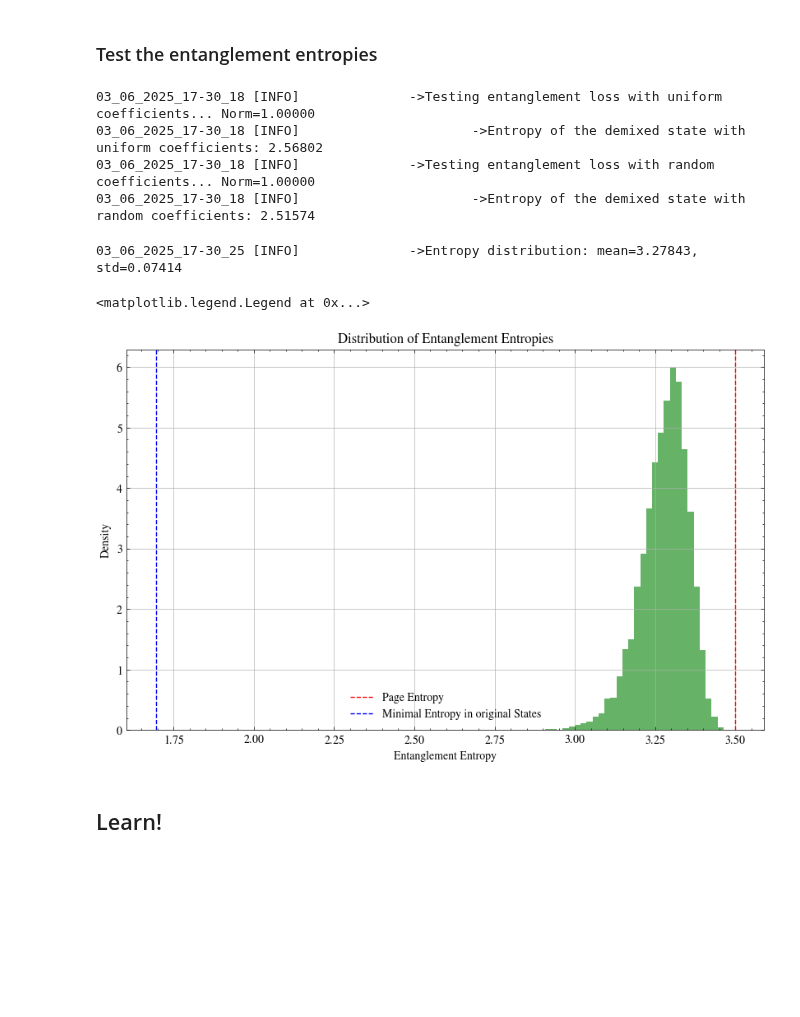
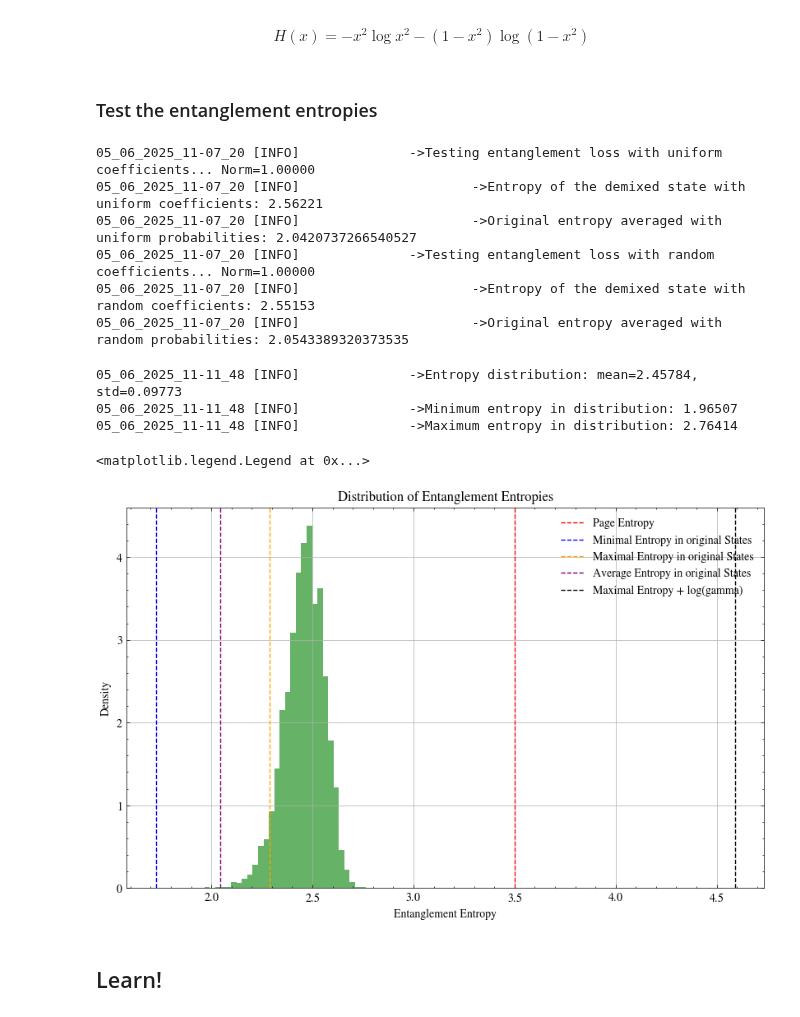
Before and after one commit to makskliczkowski/QuantumEigenSolver, a Jupyter notebook: Python/projects/2025/degenerate_entanglement/reinforced/reinforced.ipynb, the cells around one changed output. Drawn from its saved outputs; the diff is of its cells as text; code cells hidden in the pictures; blank space fills up the shorter version.

```diff
--- a/Python/projects/2025/degenerate_entanglement/reinforced/reinforced.ipynb
+++ b/Python/projects/2025/degenerate_entanglement/reinforced/reinforced.ipynb
@@ -10,6 +10,7 @@ for i in range(1, 5): # Check up to 4 levels up
     dir_up = os.path.abspath(os.path.join(script_dir, *(['..'] * i)))
     if dir_up not in sys.path:
         sys.path.append(dir_up)
+    sys.path.append(os.path.join(dir_up, "QES", "general_python"))
 
 # try to import the gymnasium package, this is used to create a custom environment for quantum vector optimization
 import gymnasium as gym
@@ -25,10 +26,14 @@ from flax.training.train_state import TrainState
 
 # common utilities for logging
 try:
+    from QES.general_python.algebra.utils import JAX_AVAILABLE
     from QES.general_python.common.flog import Logger, get_global_logger
     from QES.general_python.common.directories import Directories
     from QES.Algebra.hamil_quadratic import QuadraticSelection
-    from extractors import vn_entropy_jax, schmidt_jax
+    from QES.general_python.physics.entropy import vn_entropy
+    from QES.general_python.physics.entropy_jax import vn_entropy_jax
+    from QES.general_python.physics.density_matrix import rho_numba, rho_numba_mask, schmidt_numba
+    from QES.general_python.physics.density_matrix_jax import rho_jax, schmidt_jax
 except ImportError as e:
     print(f"Error importing custom modules (QES, extractors): {e}")
     print("Please ensure these modules are in the Python path and are JAX-compatible.")
@@ -69,0 +70,9 @@ AttributeError: 'MessageFactory' object has no attribute 'GetPrototype'
+# %%
+# Parameters for data selection
+gamma_select    = 10
+ns              = 12
+dim_a           = 2**(ns // 2)
+dim_b           = 2**(ns // 2)
+org_nh          = 2**ns
+logger.info(f"Using master seed: {master_seed}")
+logger.info(f"Gamma selection: {gamma_select}, ns: {ns}, dim_a: {dim_a}, dim_b: {dim_b}, org_nh: {org_nh}", color ="green")
@@ -170,12 +195,19 @@ logger.info(f"Minimal entropy found in original states: {minimal_entropy:.5f}",
+# %% [markdown]
+$$ H(x)=−x^2\log x^2−(1−x^2)\log(1−x^2) $$
 # %%
 def entanglement_loss_fn_for_env(coefficients: jnp.ndarray) -> jnp.ndarray:
     # coefficients: complex vector of shape (gamma_select,)
     # data_mix_jax: (org_nh, gamma_select), where each column is a basis state |psi_k_mix>
-    demixed_state               = jnp.tensordot(data_mix_jax, coefficients, axes=([1],[0])) # sum_k c_k * |psi_k_mix>
+    demixed_state               = data_mix_jax[:, 0] * coefficients[0]  # Start with the first state
+    for i in range(1, coefficients.shape[0]):
+        demixed_state          += data_mix_jax[:, i] * coefficients[i]  # Add contributions from all states
+    # Normalize the demixed state
     norm_demixed                = jnp.linalg.norm(demixed_state)
-    demixed_state_normalized    = demixed_state / (norm_demixed + 1e-8) # Ensure normalization for physical state
-    schmidt_values_demixed, _   = schmidt_jax(demixed_state_normalized, dim_a, dim_b, use_eig=False)
-    entropy_demixed             = vn_entropy_jax(schmidt_values_demixed**2)
+    demixed_state_normalized    = demixed_state / (norm_demixed)        # Ensure normalization for physical state
+
+    # Calculate the entanglement entropy of the demixed state
+    schmidt_values_demixed, _   = schmidt_jax(demixed_state_normalized, dim_a, dim_b, use_eig=False) # already returns schmidt values
+    entropy_demixed             = vn_entropy_jax(schmidt_values_demixed)
     return entropy_demixed
 
 entanglement_loss_calculator_jit = jax.jit(entanglement_loss_fn_for_env)
@@ -183,12 +215,14 @@ entanglement_loss_calculator_jit = jax.jit(entanglement_loss_fn_for_env)
 ### Test the entanglement entropies
 # %%
 #! Test the entanglement loss function with equal coefficients
+# coefficients_uniform    = jnp.array([1] + [0] * (gamma - 1))
 coefficients_uniform    = jnp.ones(data_mix_jax.shape[1])
 coefficients_uniform_n  = jnp.linalg.norm(coefficients_uniform)
 coefficients_uniform    = coefficients_uniform / coefficients_uniform_n
 logger.info(f"Testing entanglement loss with uniform coefficients... Norm={jnp.linalg.norm(coefficients_uniform):.5f}", lvl=2, color='green')
 entanglement_loss_test  = entanglement_loss_calculator_jit(coefficients_uniform)
 logger.info(f"Entropy of the demixed state with uniform coefficients: {entanglement_loss_test:.5f}", lvl=3, color='green')
+logger.info(f"Original entropy averaged with uniform probabilities: {np.dot(entropy_values['original'], coefficients_uniform**2)}", lvl=3, color='green')
 
 coefficients_random     = jax.random.uniform(key = key, shape=(data_mix_jax.shape[1],))
 coefficients_random_n   = jnp.linalg.norm(coefficients_random)
@@ -196,51 +230,60 @@ coefficients_random     = coefficients_random / coefficients_random_n
 logger.info(f"Testing entanglement loss with random coefficients... Norm={jnp.linalg.norm(coefficients_random):.5f}", lvl=2, color='red')
 entanglement_loss_test  = entanglement_loss_calculator_jit(coefficients_random)
 logger.info(f"Entropy of the demixed state with random coefficients: {entanglement_loss_test:.5f}", lvl=3, color='red')
+logger.info(f"Original entropy averaged with random probabilities: {np.dot(entropy_values['original'], coefficients_random**2)}", lvl=3, color='red')
 # %% [output]
-03_06_2025_17-30_18 [INFO]              ->Testing entanglement loss with uniform coefficients... Norm=1.00000
-03_06_2025_17-30_18 [INFO]                      ->Entropy of the demixed state with uniform coefficients: 2.56802
-03_06_2025_17-30_18 [INFO]              ->Testing entanglement loss with random coefficients... Norm=1.00000
-03_06_2025_17-30_18 [INFO]                      ->Entropy of the demixed state with random coefficients: 2.51574
+05_06_2025_11-07_20 [INFO]              ->Testing entanglement loss with uniform coefficients... Norm=1.00000
+05_06_2025_11-07_20 [INFO]                      ->Entropy of the demixed state with uniform coefficients: 2.56221
+05_06_2025_11-07_20 [INFO]                      ->Original entropy averaged with uniform probabilities: 2.0420737266540527
+05_06_2025_11-07_20 [INFO]              ->Testing entanglement loss with random coefficients... Norm=1.00000
+05_06_2025_11-07_20 [INFO]                      ->Entropy of the demixed state with random coefficients: 2.55153
+05_06_2025_11-07_20 [INFO]                      ->Original entropy averaged with random probabilities: 2.0543389320373535
 # %%
 # create the distribution of the entanglement entropies
-n_samples = 200
+n_samples = 500
 gamma     = data_mix_jax.shape[1]           # Number of coefficients (Gamma)
 docoeffs  = False
 if docoeffs:
     logger.info(f"Using {gamma} coefficients for entanglement entropy distribution calculation.", lvl=2, color='purple')
     entropies = np.zeros(n_samples)         # Array to store entanglement entropies
 else:
     entropies = np.zeros(gamma * n_samples) # Array to store entanglement entropies
 
 for i in range(n_samples):
     if docoeffs:
         coefficients    = np.random.normal(size=(gamma,)) + 1j * np.random.normal(size=(gamma,)) # Ensure complex coefficients
         coefficients_n  = np.linalg.norm(coefficients)
         coefficients    = coefficients / (coefficients_n + 1e-11)
         entropies[i]    = entanglement_loss_calculator_jit(coefficients)
     else:
         haar_unitary    = jnp.array(QuadraticSelection.haar_random_unitary(gamma=gamma))
         states          = data_mix_jax @ haar_unitary
         for j in range(gamma):
             schmidt, _                  = schmidt_jax(states[:, j], dim_a, dim_b, use_eig=False)
             entropies[i * gamma + j]    = vn_entropy_jax(schmidt)
-
 logger.info(f"Entropy distribution: mean={np.mean(entropies):.5f}, std={np.std(entropies):.5f}", lvl=2, color='purple')
+logger.info(f"Minimum entropy in distribution: {np.min(entropies):.5f}", lvl=2, color='blue')
+logger.info(f"Maximum entropy in distribution: {np.max(entropies):.5f}", lvl=2, color='red')
 
 import matplotlib.pyplot as plt
 plt.figure(figsize=(10, 6))
 plt.hist(entropies, bins=30, density=True, alpha=0.6, color='g')
 plt.xlabel('Entanglement Entropy')
 plt.ylabel('Density')
 plt.title('Distribution of Entanglement Entropies')
 plt.grid()
-plt.axvline(x = np.log(2) * ns // 2 - 0.5, color='r', linestyle='--', label='Page Entropy')
-plt.axvline(x = minimal_entropy, color='b', linestyle='--', label='Minimal Entropy in original States')
+plt.axvline(x = np.log(2) * ns // 2 - 0.5, color='r',       linestyle='--', label='Page Entropy')
+plt.axvline(x = entropy_values['minimum'], color='b',       linestyle='--', label='Minimal Entropy in original States')
+plt.axvline(x = entropy_values['maximum'], color='orange',  linestyle='--', label='Maximal Entropy in original States')
+plt.axvline(x = entropy_values['average'], color='purple',  linestyle='--', label='Average Entropy in original States')
+plt.axvline(x = entropy_values['maximum'],  color='black', linestyle='--', label='Maximal Entropy + log(gamma)')
 plt.legend()
 # %% [output]
-03_06_2025_17-30_25 [INFO]              ->Entropy distribution: mean=3.27843, std=0.07414
+05_06_2025_11-11_48 [INFO]              ->Entropy distribution: mean=2.45784, std=0.09773
+05_06_2025_11-11_48 [INFO]              ->Minimum entropy in distribution: 1.96507
+05_06_2025_11-11_48 [INFO]              ->Maximum entropy in distribution: 2.76414
 <matplotlib.legend.Legend at 0x...>
-[figure, old version]
+[figure, new version]
 # %% [markdown]
 ## Learn!
 # %%
```
Also changed, not shown: parts of 3 cells of this notebook.
